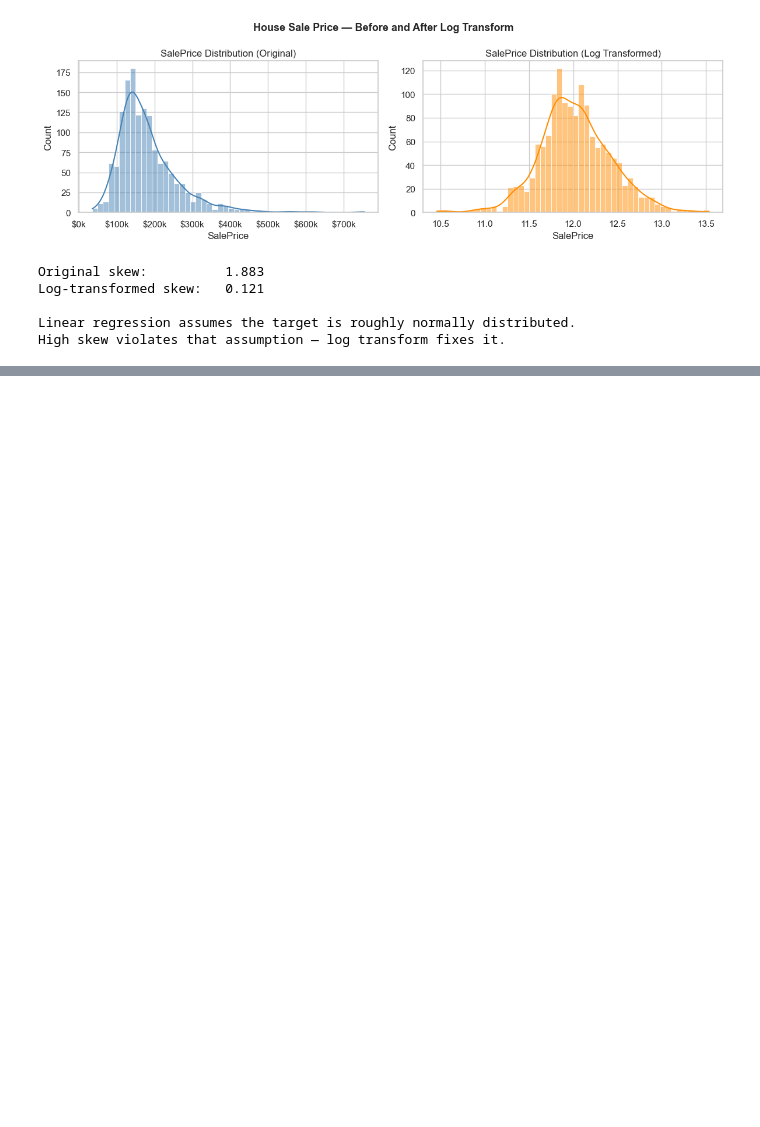
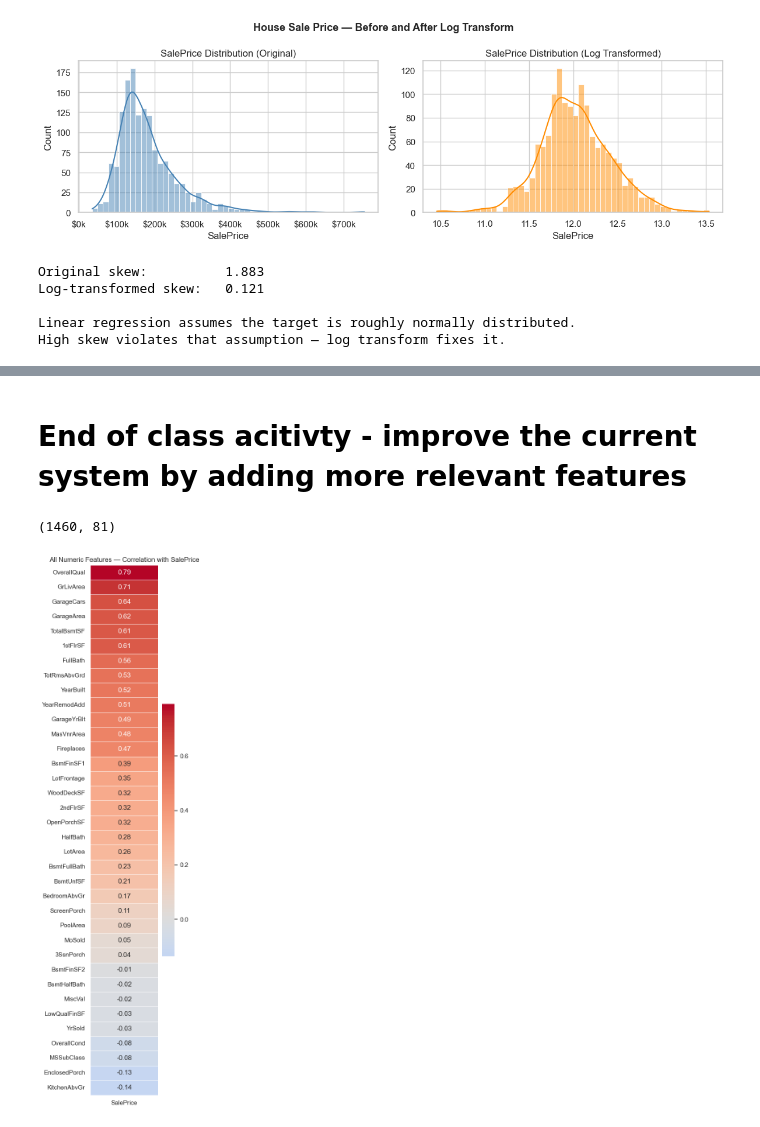
Before and after one commit to hpitta26/Sprinternship-Code, a Jupyter notebook: lesson_3.ipynb, the cells around one changed output, grey strips where cells are left out. Cells and saved outputs as stored; diff of their text form; code cells hidden in the pictures; blank space fills up the shorter version.

```diff
--- a/lesson_3.ipynb
+++ b/lesson_3.ipynb
@@ -305,0 +546,17 @@ houses_clean[HOUSE_FEATURES].describe().round(1)
+# %% [markdown]
+# End of class acitivty - improve the current system by adding more relevant features
+# %%
+houses = pd.read_csv("train.csv")
+print(houses.shape)
+
+numeric_cols = houses.select_dtypes(include="number").drop(columns=["Id"]).columns
+corr_all = houses[numeric_cols].corr()[["SalePrice"]].drop("SalePrice").sort_values("SalePrice", ascending=False)
+
+plt.figure(figsize=(4, 14))
+sns.heatmap(corr_all, annot=True, fmt=".2f", cmap="coolwarm", center=0, linewidths=0.5)
+plt.title("All Numeric Features — Correlation with SalePrice")
+plt.tight_layout()
+plt.show()
+# %% [output]
+(1460, 81)
+[figure, added]
```
Also changed, not shown: parts of 14 cells of this notebook.
